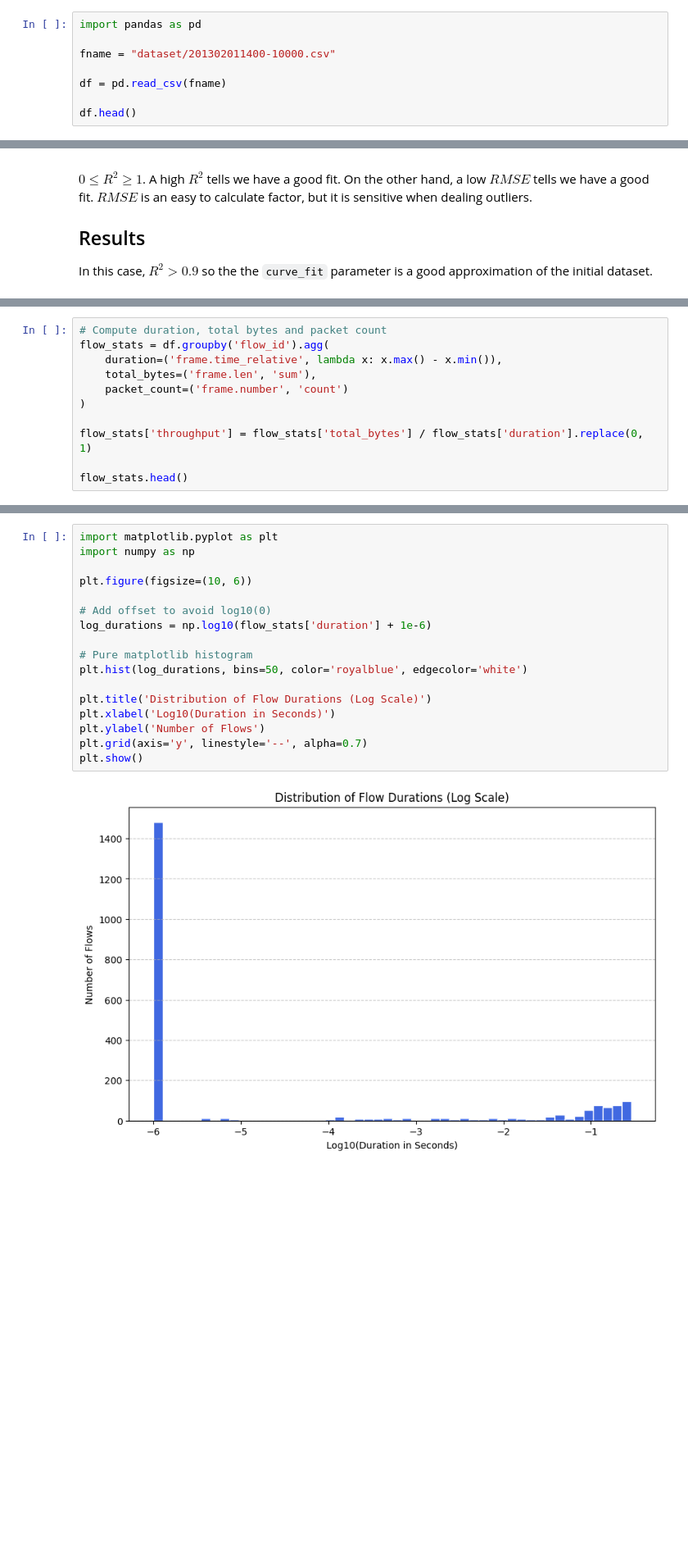
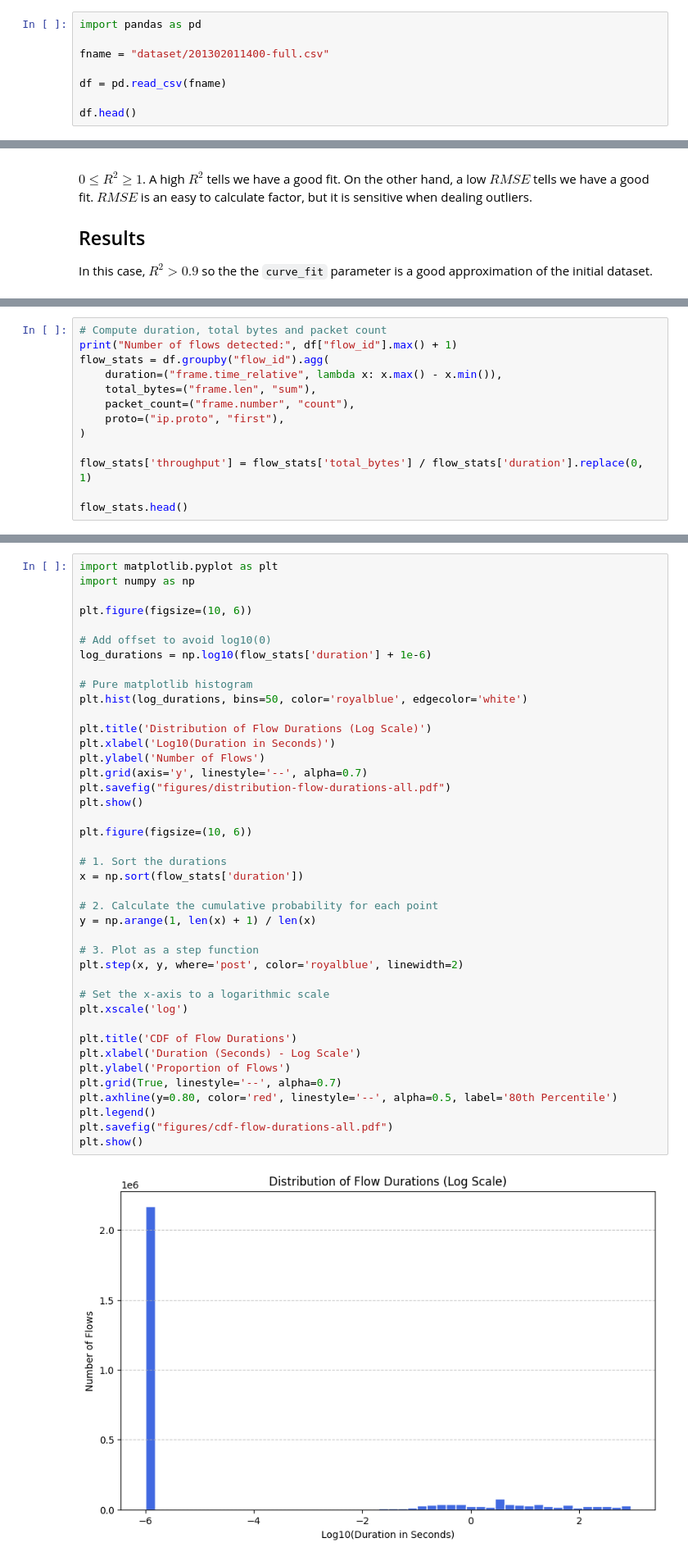
Before and after one commit to alarmfox/imdea-assignement, a Jupyter notebook: analysis.ipynb, the cells around one changed output, grey strips where cells are left out. Shown at 82% size. Drawn from its saved outputs; the diff is of its cells as text; blank space fills up the shorter version.

```diff
--- a/analysis.ipynb
+++ b/analysis.ipynb
@@ -17,7 +19,7 @@ The notebook is structured as follows:
 # %%
 import pandas as pd
 
-fname = "dataset/201302011400-10000.csv"
+fname = "dataset/201302011400-full.csv"
 
 df = pd.read_csv(fname)
 
@@ -199,9 +202,11 @@ Leveraging, the results from `scripts/prepare_pcap.py`, we can simply aggregate
 # %%
 # Compute duration, total bytes and packet count
-flow_stats = df.groupby('flow_id').agg(
-    duration=('frame.time_relative', lambda x: x.max() - x.min()),
-    total_bytes=('frame.len', 'sum'),
-    packet_count=('frame.number', 'count')
+print("Number of flows detected:", df["flow_id"].max() + 1)
+flow_stats = df.groupby("flow_id").agg(
+    duration=("frame.time_relative", lambda x: x.max() - x.min()),
+    total_bytes=("frame.len", "sum"),
+    packet_count=("frame.number", "count"),
+    proto=("ip.proto", "first"),
 )
 
 flow_stats['throughput'] = flow_stats['total_bytes'] / flow_stats['duration'].replace(0, 1)
@@ -218,19 +239,43 @@ flow_stats.head()
 # %%
 import matplotlib.pyplot as plt
 import numpy as np
 
 plt.figure(figsize=(10, 6))
 
 # Add offset to avoid log10(0)
 log_durations = np.log10(flow_stats['duration'] + 1e-6)
 
 # Pure matplotlib histogram
 plt.hist(log_durations, bins=50, color='royalblue', edgecolor='white')
 
 plt.title('Distribution of Flow Durations (Log Scale)')
 plt.xlabel('Log10(Duration in Seconds)')
 plt.ylabel('Number of Flows')
 plt.grid(axis='y', linestyle='--', alpha=0.7)
+plt.savefig("figures/distribution-flow-durations-all.pdf")
 plt.show()
+
+plt.figure(figsize=(10, 6))
+
+# 1. Sort the durations
+x = np.sort(flow_stats['duration'])
+
+# 2. Calculate the cumulative probability for each point
+y = np.arange(1, len(x) + 1) / len(x)
+
+# 3. Plot as a step function
+plt.step(x, y, where='post', color='royalblue', linewidth=2)
+
+# Set the x-axis to a logarithmic scale
+plt.xscale('log')
+
+plt.title('CDF of Flow Durations')
+plt.xlabel('Duration (Seconds) - Log Scale')
+plt.ylabel('Proportion of Flows')
+plt.grid(True, linestyle='--', alpha=0.7)
+plt.axhline(y=0.80, color='red', linestyle='--', alpha=0.5, label='80th Percentile')
+plt.legend()
+plt.savefig("figures/cdf-flow-durations-all.pdf")
+plt.show()
 # %% [output]
-[figure, old version]
+[figure, new version]
```
Also changed, not shown: parts of 19 cells of this notebook.
